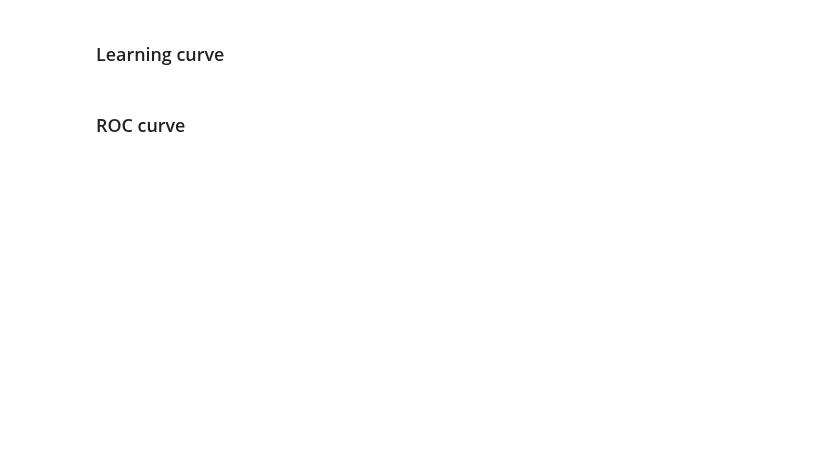
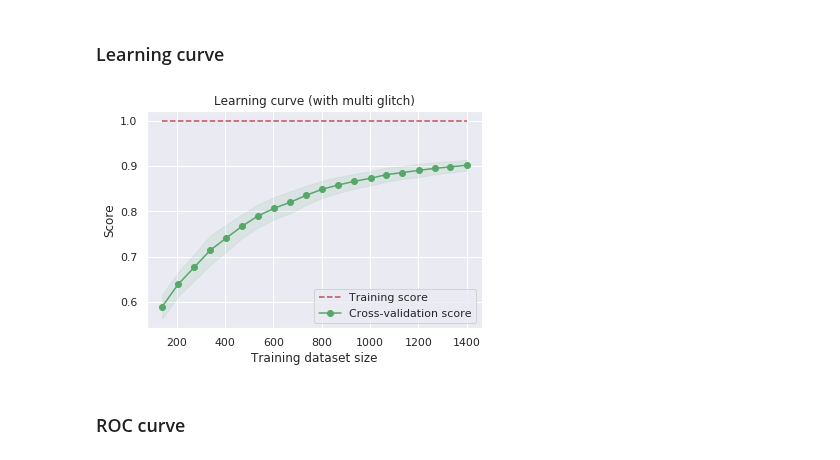
Before and after one commit to Paolo97Gll/bachelor_thesis, a Jupyter notebook: ml_models/RFC/RFC.ipynb, the cells around one changed output. Drawn from its saved outputs; the diff is of its cells as text; code cells hidden in the pictures; blank space fills up the shorter version.

```diff
--- a/ml_models/RFC/RFC.ipynb
+++ b/ml_models/RFC/RFC.ipynb
@@ -267,16 +281,18 @@ plot_confusion_matrix(cm, labels_text, 'Confusion matrix (with multi glitch)', '
 # %%
 # Classifier and cross-validation method
 clf = RandomForestClassifier(bootstrap=best_bootstrap,
                              max_depth=best_max_depth,
                              max_features=best_max_features,
                              min_samples_leaf=best_min_samples_leaf,
                              min_samples_split=best_min_samples_split,
                              n_estimators=best_n_estimators,
                              n_jobs=-1)
 cv = ShuffleSplit(n_splits=100, test_size=0.3, random_state=0)
 
 # Plot learning curve
-plot_learning_curve(clf, data, target, 'Learning curve (with multi glitch)', 'ris/plots/learning_curve.pdf', cv=cv)
+plot_learning_curve(clf, data, target, 'Learning curve (with multi glitch)', 'ris/plots/learning_curve.pdf', cv=cv, n_jobs=None)
+# %% [output]
+[figure, added]
 # %% [markdown]
 ### ROC curve
 # %%
```
Also changed, not shown: parts of 8 cells of this notebook.
